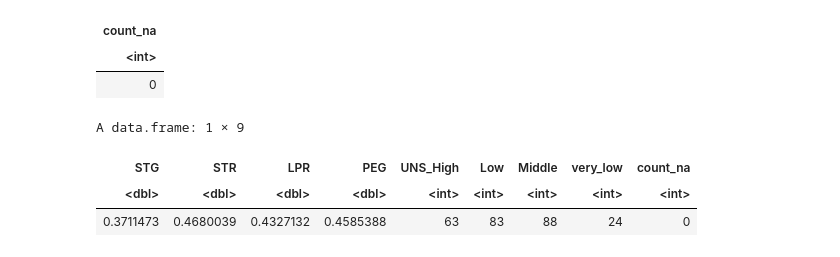
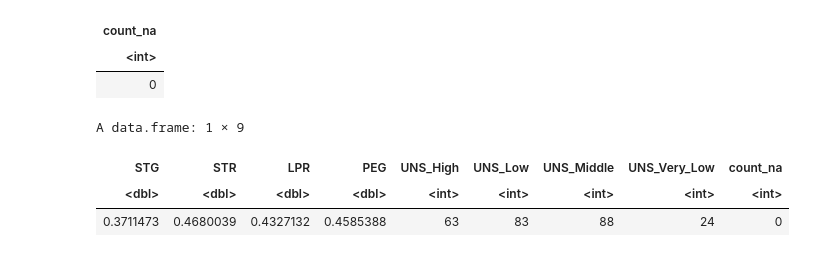
Before and after one commit to thisisyifulin/group_contract, a Jupyter notebook: project_proposal.ipynb, the cells around one changed output. Saved outputs shown, nothing was run; the diff lists cells and outputs as text; code cells hidden in the pictures.

```diff
--- a/project_proposal.ipynb
+++ b/project_proposal.ipynb
@@ -113,17 +127,19 @@ A tibble: 1 × 1
 | <int> |
 | 0 |
 # %%
+#table which summarizes the data
+
 wider_counts_class <- counts_class |>
                 pivot_wider(names_from = UNS,
                             values_from = count_class)
 
 merge_data_inf <-
         cbind(predictor_means, wider_counts_class, data_count_na)
 
-merge_data_inf <- merge_data_inf %>% rename(UNS_High = High, UNS)
+merge_data_inf <- merge_data_inf %>% rename(UNS_High = High, UNS_Low = Low, UNS_Middle = Middle, UNS_Very_Low = very_low)
 merge_data_inf
 # %% [output]
 A data.frame: 1 × 9
-| STG | STR | LPR | PEG | UNS_High | Low | Middle | very_low | count_na |
+| STG | STR | LPR | PEG | UNS_High | UNS_Low | UNS_Middle | UNS_Very_Low | count_na |
 | <dbl> | <dbl> | <dbl> | <dbl> | <int> | <int> | <int> | <int> | <int> |
 | 0.3711473 | 0.4680039 | 0.4327132 | 0.4585388 | 63 | 83 | 88 | 24 | 0 |
```
Also changed, not shown: parts of 13 cells of this notebook.
